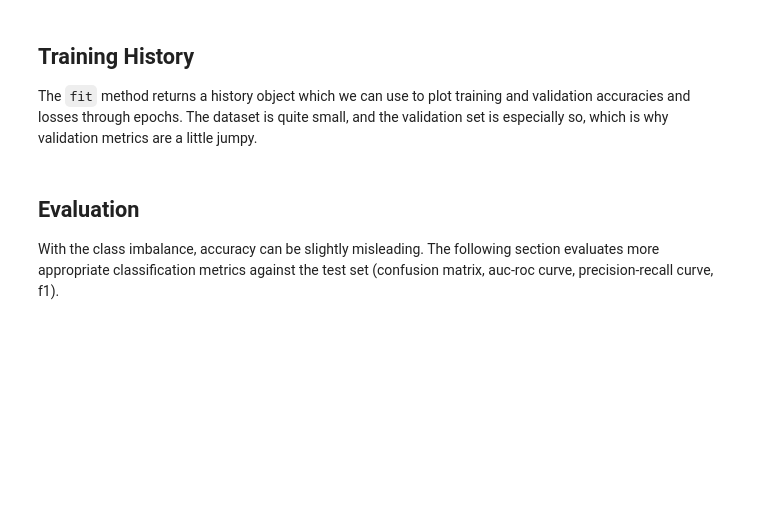
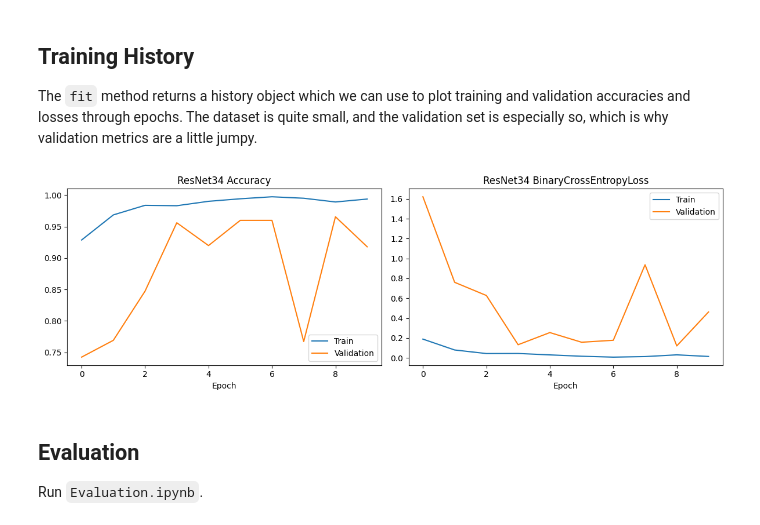
Before and after one commit to WaleedHany/CSCK506-PneumoniaClassifier, a Jupyter notebook: ResNetClassifier.ipynb, the cells around one changed output. Cells and saved outputs as stored; diff of their text form; code cells hidden in the pictures; blank space fills up the shorter version.

```diff
--- a/ResNetClassifier.ipynb
+++ b/ResNetClassifier.ipynb
@@ -70,10 +68,12 @@ Here we construct the 34 layer ResNet. Please see train.py for implementation de
 
 First, we can prepare some callbacks to enable model checkpointing and early stopping. Then we can construct, compile and train. Training loops are abstracted in TensorFlow so it's just single `compile` and `fit` calls.
 # %%
+from pathlib import Path
+
 # Create callbacks
-CHECKPOINT_DIR = "checkpoints/ResNet34"
+CHECKPOINT_DIR = Path(".") / "checkpoints" / "ResNet34"
 checkpoint_callback = tf.keras.callbacks.ModelCheckpoint(
-    CHECKPOINT_DIR + "/resnet34_epoch-{epoch:02d}.weights.h5",
+    CHECKPOINT_DIR / "resnet34_epoch-{epoch:02d}.weights.h5",
     save_weights_only=True,
     save_best_only=False, # Save weights for every epoch
     monitor="val_loss",
@@ -137,15 +153,16 @@ Loaded pretrained weights, resuming from checkpoints/ResNet34/resnet34_epoch-10.
 
 The `fit` method returns a history object which we can use to plot training and validation accuracies and losses through epochs. The dataset is quite small, and the validation set is especially so, which is why validation metrics are a little jumpy.
 # %%
-from pathlib import Path
 from src.plot import plot_history
 
 FIG_DIR = Path(".") / "outputs" / "ResNet34"
 FIG_DIR.mkdir(parents=True, exist_ok=True)
 MODEL_NAME = "ResNet34"
 
-# plot_history(history, MODEL_NAME, FIG_DIR / "training_history.png")
+plot_history(history, MODEL_NAME, FIG_DIR / "training_history.png")
+# %% [output]
+[figure, added]
 # %% [markdown]
 ## Evaluation
 
-With the class imbalance, accuracy can be slightly misleading. The following section evaluates more appropriate classification metrics against the test set (confusion matrix, auc-roc curve, precision-recall curve, f1).
+Run `Evaluation.ipynb`.
```
Also changed, not shown: parts of 6 cells of this notebook, 27 other files.
